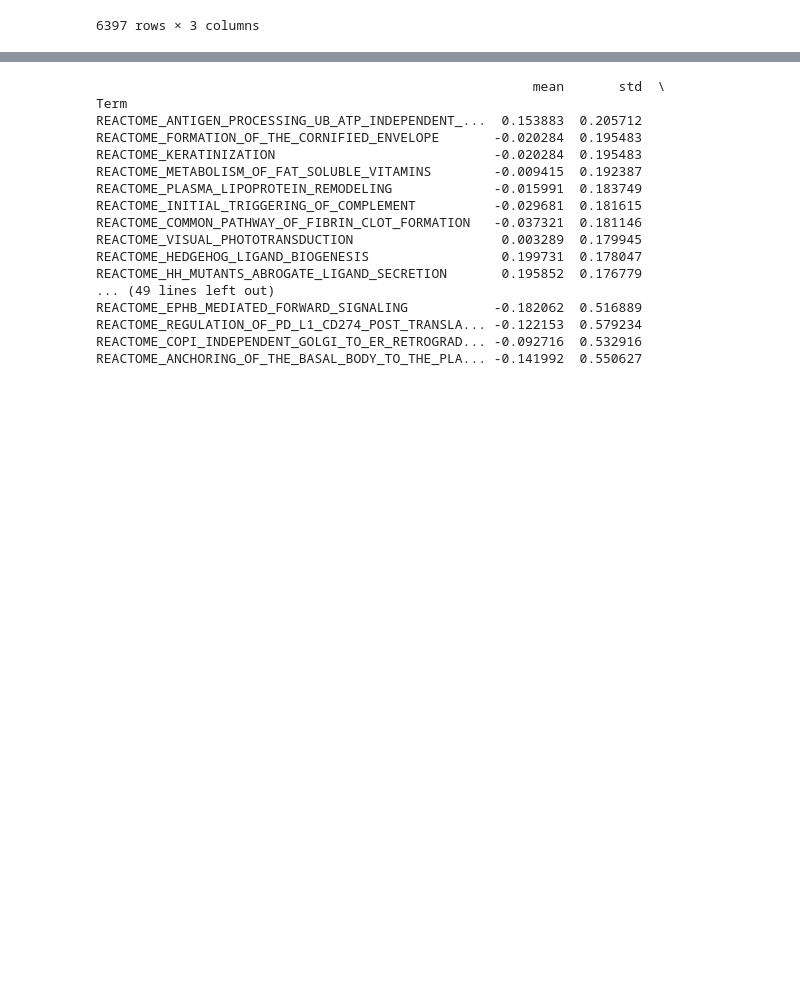
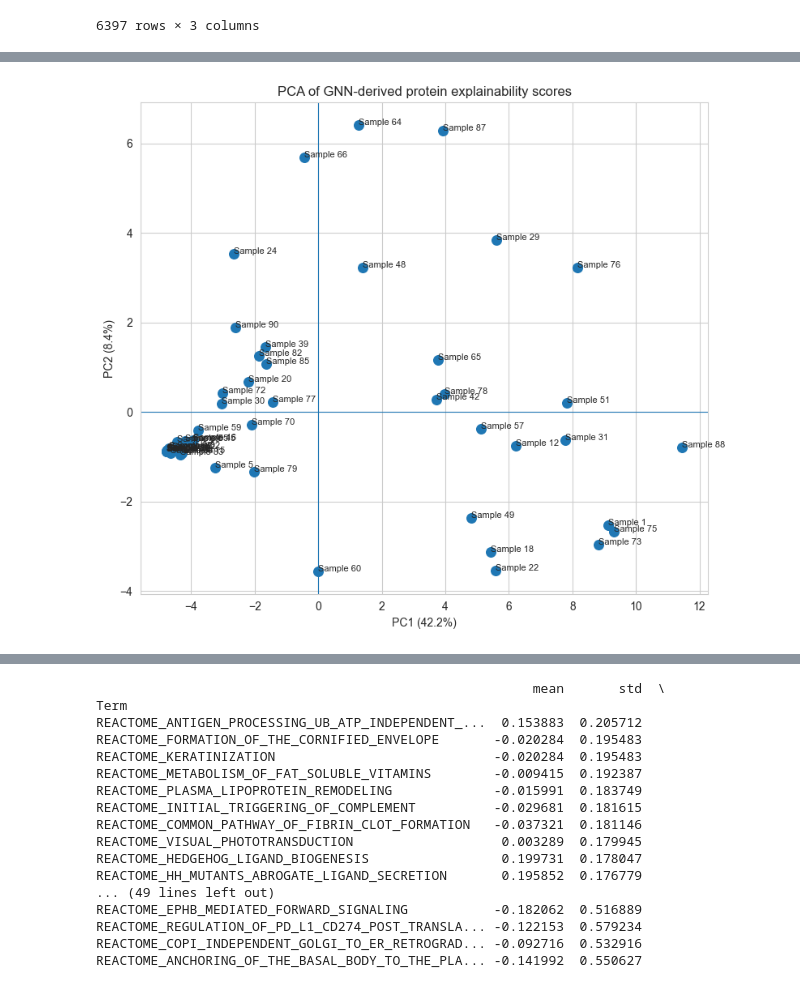
Before and after one commit to paulaliv/AAA_project, a Jupyter notebook: Gnn_explainer_results.ipynb, the cells around one changed output, grey strips where cells are left out. Saved outputs shown, nothing was run; the diff lists cells and outputs as text; code cells hidden in the pictures; blank space fills up the shorter version.

```diff
--- a/Gnn_explainer_results.ipynb
+++ b/Gnn_explainer_results.ipynb
@@ -526,3 +809,32 @@ plt.show()
+# %%
+
+plt.figure(figsize=(8, 7))
+
+plt.scatter(
+    pca_df_plasma["PC1"],
+    pca_df_plasma["PC2"],
+    s=70
+)
+
+for patient, row in pca_df_plasma.iterrows():
+    plt.text(
+        row["PC1"],
+        row["PC2"],
+        str(patient),
+        fontsize=8
+    )
+
+plt.xlabel(f"PC1 ({pca_plasma.explained_variance_ratio_[0] * 100:.1f}%)")
+plt.ylabel(f"PC2 ({pca_plasma.explained_variance_ratio_[1] * 100:.1f}%)")
+plt.title("PCA of GNN-derived protein explainability scores")
+
+plt.axhline(0, linewidth=0.8)
+plt.axvline(0, linewidth=0.8)
+
+plt.tight_layout()
+plt.show()
+# %% [output]
+[figure, added]
 # %%
 pathway_variability = (
     tissue_scores
```
Also changed, not shown: parts of 35 cells of this notebook, 18 other files.
